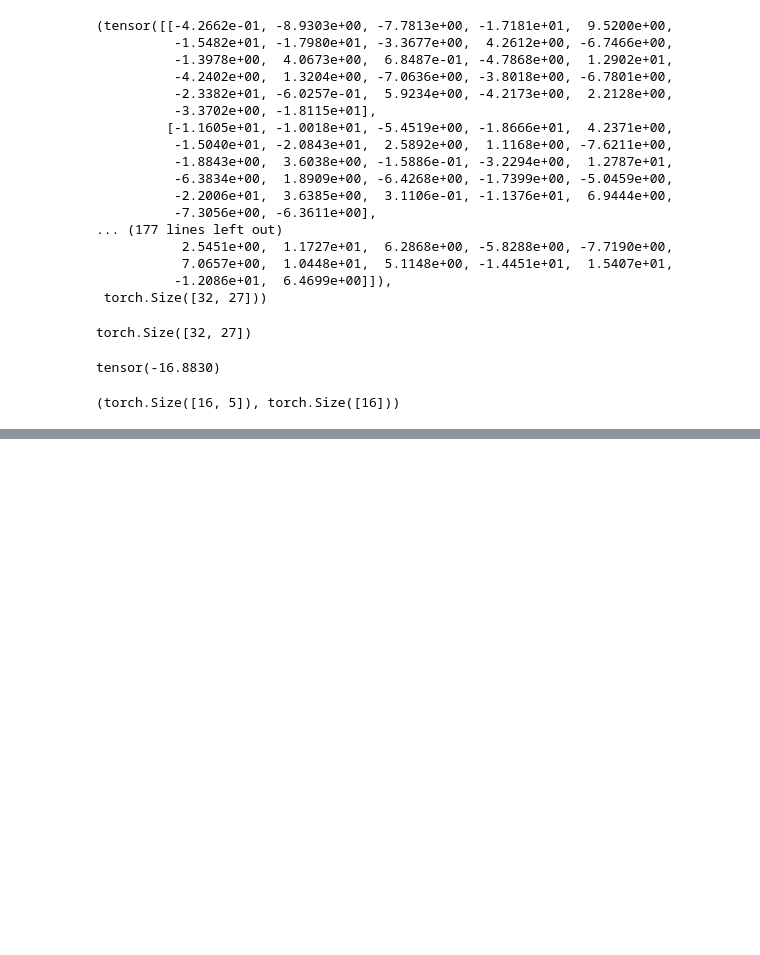
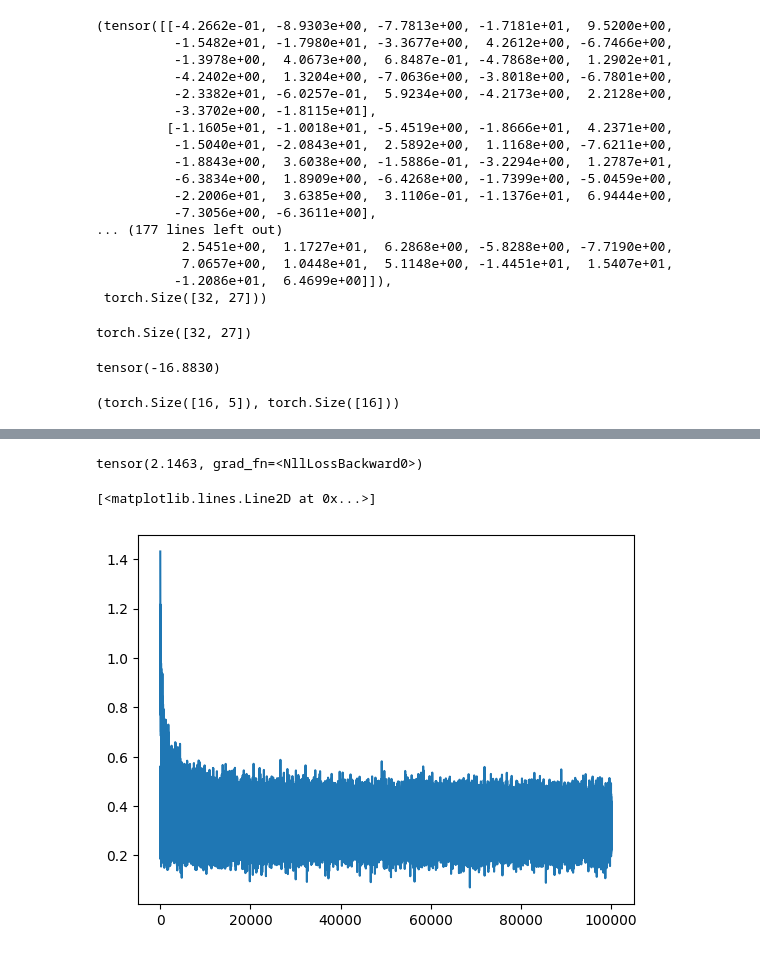
Before and after one commit to robo-monk/makemore, a Jupyter notebook: mlp.ipynb, the cells around one changed output, grey strips where cells are left out. Drawn from its saved outputs; the diff is of its cells as text; code cells hidden in the pictures; blank space fills up the shorter version.

```diff
--- a/mlp.ipynb
+++ b/mlp.ipynb
@@ -198 +229,51 @@ sum(p.nelement() for p in parameters)
+# %%
+lri = []
+lossi = []
+stepi = []
+# %%
+def train(X, Y, steps=10_100, lr=0.1, lr_decay = 0.1):
+  # forward pass
+  for p in parameters:
+    p.requires_grad = True
+
+  for i in range(steps):
+    # minibatch
+    ix = torch.randint(0, X.shape[0], (32,))
+
+    # emb = C[X] # (32, 3, 2)
+    emb = C[X[ix]] # (32, 3, 2)
+    h = torch.tanh(emb.view(-1, 30) @ W1 + b1) # (32, 100) also pytorch derives the -1 dim
+    logits = h @ W2 + b2 # (32, 27)
+    loss = F.cross_entropy(logits, Y[ix])
+
+    # backward pass
+    for p in parameters:
+      p.grad = None
+
+    loss.backward()
+
+    # lr = lr / (lr_decay * i)
+    for p in parameters:
+      p.data += -lr * p.grad
+
+    stepi.append(i)
+    lossi.append(loss.log10().item())
+
+
+
+
+train(Xtr, Ytr, steps=100_000, lr=0.001)
+
+emb = C[Xdev] # (32, 3, 2)
+h = torch.tanh(emb.view(-1, 30) @ W1 + b1) # (32, 100) also pytorch derives the -1 dim
+logits = h @ W2 + b2 # (32, 27)
+loss = F.cross_entropy(logits, Ydev)
+loss
+# %% [output]
+tensor(2.1463, grad_fn=<NllLossBackward0>)
+# %%
+plt.plot(stepi, lossi)
+# %% [output]
+[<matplotlib.lines.Line2D at 0x...>]
+[figure, added]
 # %%
```
Also changed, not shown: parts of 10 cells of this notebook.
